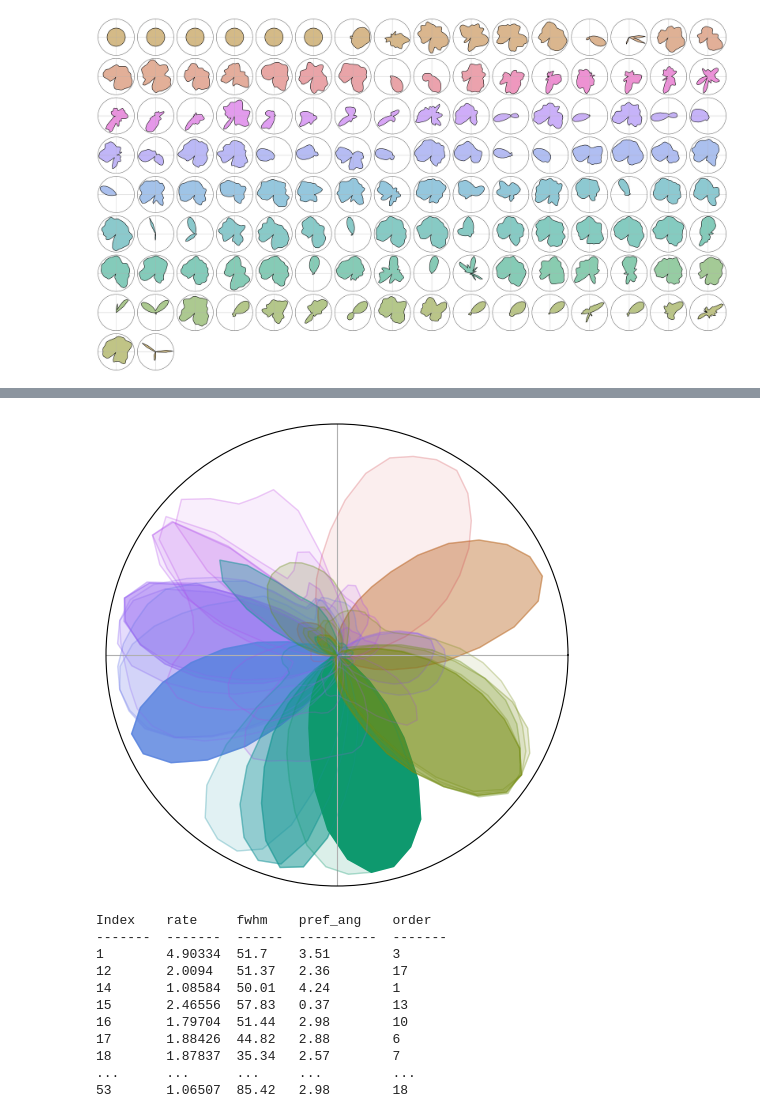
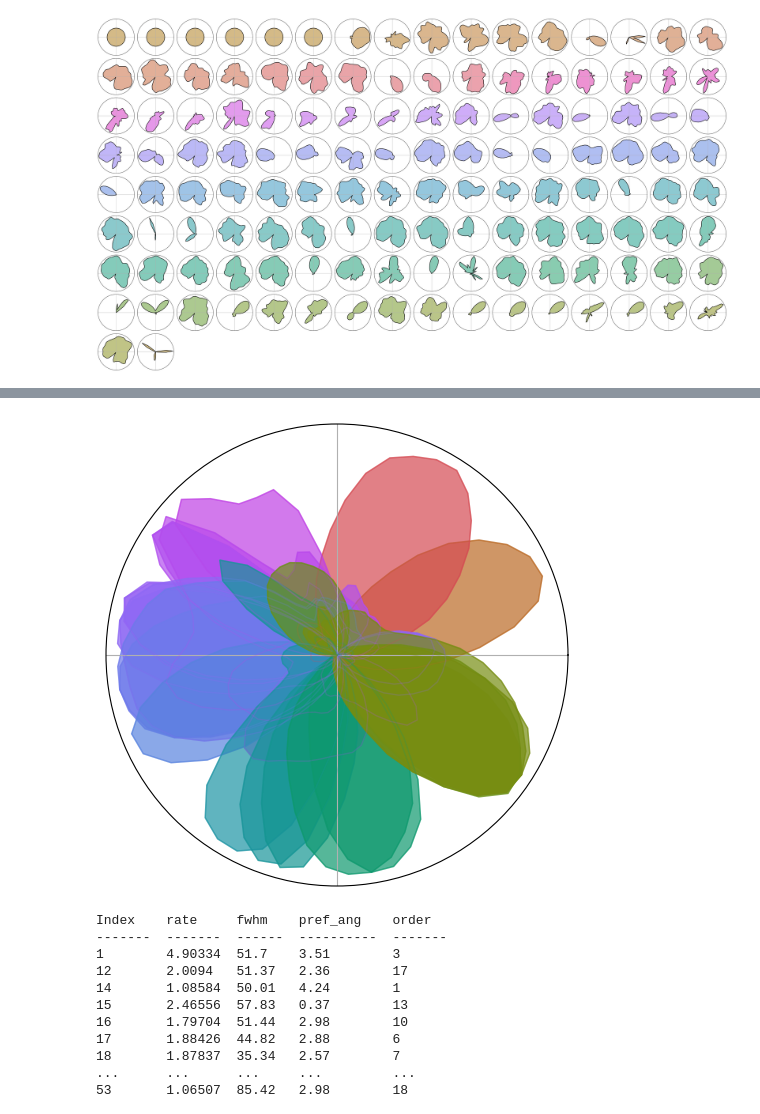
Before and after one commit to Senzai-Lab/nrem_sc, a Jupyter notebook: notebooks/select_hd_cells.ipynb, the cells around one changed output, grey strips where cells are left out. Saved outputs shown, nothing was run; the diff lists cells and outputs as text; code cells hidden in the pictures.

```diff
--- a/notebooks/select_hd_cells.ipynb
+++ b/notebooks/select_hd_cells.ipynb
@@ -239,31 +250,0 @@ plt.tight_layout()
-# %%
-hd_spikes = spikes[(spikes['p_value'] < 0.01)]
-print(len(hd_spikes))
-
-angles = np.hstack([tcs.coords["head_direction"], tcs.coords["head_direction"][0]])
-
-sorted_idx = hd_spikes.index[np.argsort(hd_spikes['pref_ang'].values)]
-n_units = len(hd_spikes)
-
-ncols = 8
-nrows = n_units // ncols + 1
-figsize = (ncols*2, nrows*2)
-
-fig, axes = plt.subplots(nrows=nrows, ncols=ncols, figsize=figsize, subplot_kw={'projection': 'polar', 'theta_direction': -1})
-axes = axes.flatten()
-
-for ax in axes:
-    ax.set_visible(False)
-
-for i, n in enumerate(sorted_idx):
-    tuning_curve = np.hstack([tcs.values[n], tcs.values[n][0]])
-    axes[i].plot(angles, tuning_curve, linewidth=1, color='k')
-    axes[i].fill(angles, tuning_curve, color=colors[n], alpha=0.5)
-
-    axes[i].set_visible(True)
-    axes[i].set_yticks([])
-    axes[i].set_xticks([0, np.pi/2, np.pi, 3*np.pi/2])
-    axes[i].set_xticklabels([])
-    # axes[i].set_title(f"{n}\n{circ_metadata.loc[n]['kappa']:.1f}\n{circ_metadata.loc[n]['p_value']:.2f}\n{circ_metadata.loc[n]['fwhm']:.1f}", fontsize=8)
-
-plt.tight_layout()
@@ -276,18 +330,22 @@ norm_fr = peak_fr / np.max(peak_fr)
 # %%
 fig, ax = plt.subplots(figsize=(6, 6), subplot_kw={'projection': 'polar'})
+
+# peak_fr = tcs.max('head_direction').values
+# norm_fr = peak_fr / np.max(peak_fr)
 
 for n in sorted_idx:
     norm = plt.Normalize()
     tuning_curve = np.hstack([tcs.values[n], tcs.values[n][0]])
     ax.plot(angles, norm(tuning_curve), linewidth=1, color=colors[n], alpha=0.2)
-    ax.fill(angles, norm(tuning_curve), color=colors[n], alpha=norm_fr[n])
-    # ax.fill(angles, norm(tcs[n]), color=fr_colors[n], alpha=0.8)
+    ax.fill(angles, norm(tuning_curve), color=colors[n], alpha=0.7)
 
     ax.set_yticks([])
     ax.set_xticks([0, np.pi/2, np.pi, 3*np.pi/2])
     ax.set_xticklabels([])
+
+plt.savefig(("hd_coverage.png"), dpi=320)
 # %% [output]
-[figure, old version]
+[figure, new version]
 # %%
 hd_spikes.drop_info(['kappa', 'skewness', 'kurtosis', 'p_value'])
 hd_spikes.set_info({'order': np.argsort(hd_spikes['pref_ang']).values})
```
Also changed, not shown: parts of 15 cells of this notebook, 12 other files.
